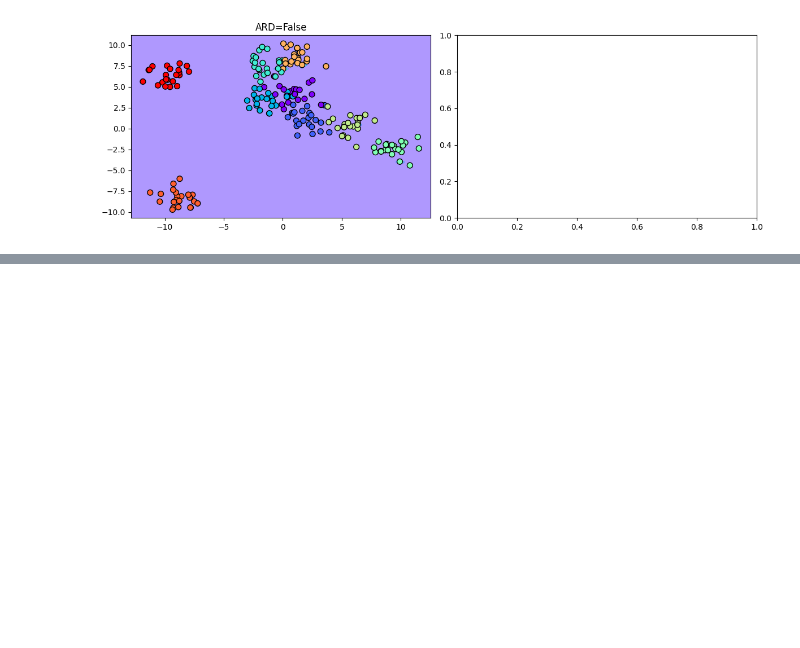
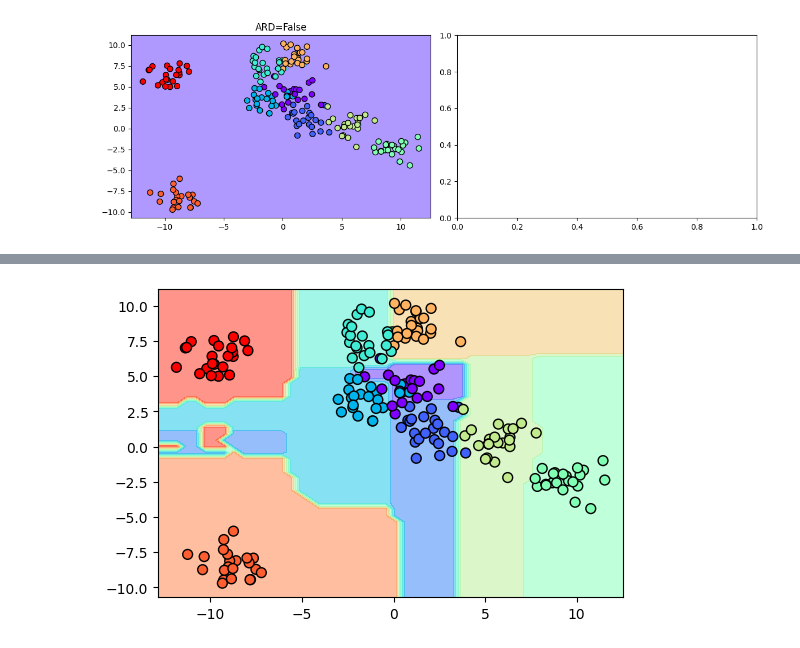
Before and after one commit to patel-zeel/blog, a Jupyter notebook: posts/2023-07-05-Multiclass_GP_classification.ipynb, the cells around one changed output, grey strips where cells are left out. Drawn from its saved outputs; the diff is of its cells as text; code cells hidden in the pictures; blank space fills up the shorter version.

Commit message:
update gp classification notebook

```diff
--- a/posts/2023-07-05-Multiclass_GP_classification.ipynb
+++ b/posts/2023-07-05-Multiclass_GP_classification.ipynb
@@ -262,0 +291,7 @@ plt.tight_layout()
+# %%
+model = RandomForestClassifier(n_estimators=1000, random_state=0)
+model.fit(X_train, y_train.ravel())
+
+print("Random Forest")
+preds = model.predict(X_test)
+print(classification_report(y_test, preds))
@@ -262,0 +315,7 @@ plt.tight_layout()
+# %%
+fig, ax = plt.subplots(figsize=(6, 4))
+y_grid = model.predict(X_grid) + 0.5  # due to some reason, unless we add 0.5, the contourf is not showing all the colors
+ax.contourf(Grid1, Grid2, y_grid.reshape(Grid1.shape), cmap='rainbow', alpha=0.5)
+ax.scatter(X[:, 0], X[:, 1], c=y, s=50, cmap='rainbow', edgecolor='k');
+# %% [output]
+[figure, added]
```
Also changed, not shown: parts of 5 cells of this notebook.
